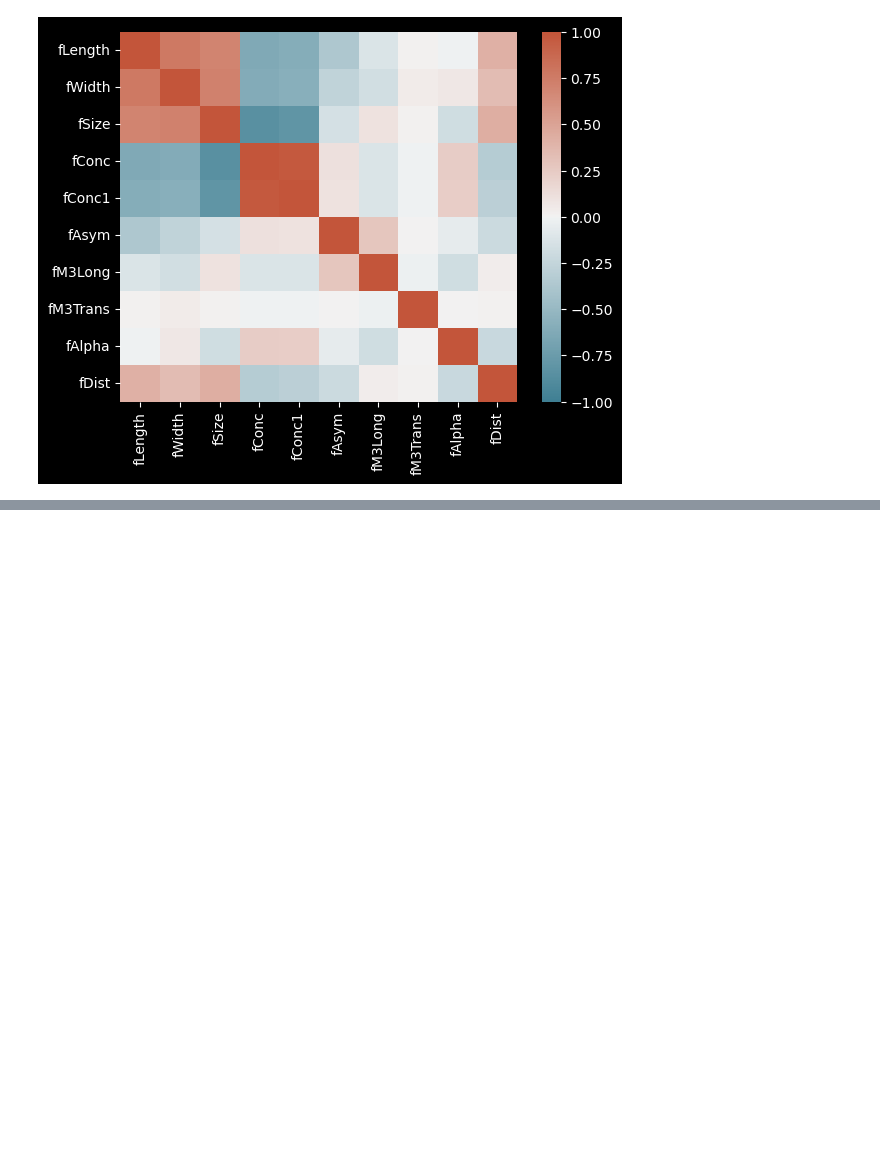
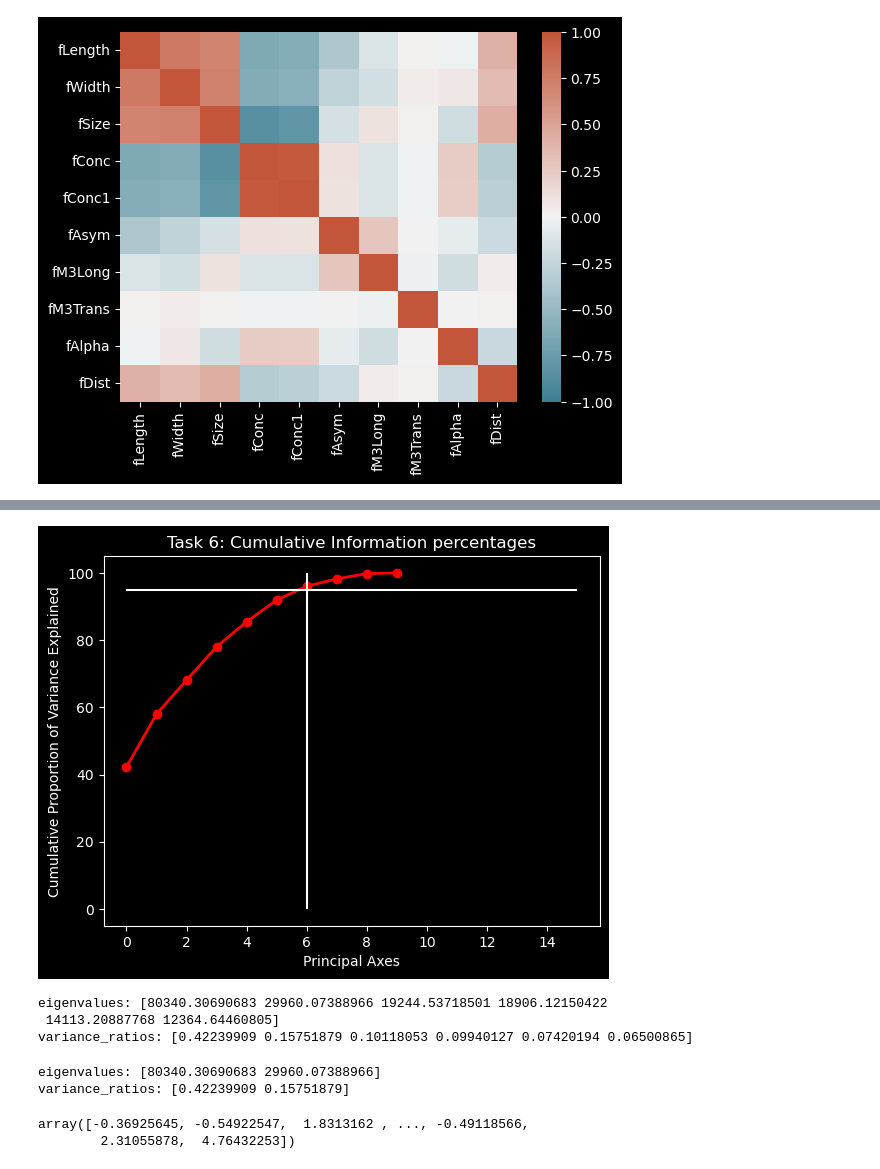
Before and after one commit to awkwardarm/Codecademy-Projects, a Jupyter notebook: PCA Project/PCA Project.ipynb, the cells around one changed output, grey strips where cells are left out. Drawn from its saved outputs; the diff is of its cells as text; code cells hidden in the pictures; blank space fills up the shorter version.

```diff
--- a/PCA Project/PCA Project.ipynb
+++ b/PCA Project/PCA Project.ipynb
@@ -97,17 +95,19 @@ Eigenvalues length: 10, Original Number of Features: 10
 # %%
 # Task 6: Find the cumulative variance/information percentages for each eigenvalue.
 # ---------------
 # Find the cumulative sum of the percentages
-# cumulative_information_percents = np.cumsum(?)
+cumulative_information_percents = np.cumsum(information_percents)
 
 # Plot the cumulative percentages array
-# plt.figure()
-# plt.plot(cumulative_information_percents, 'ro-', linewidth=2)
+plt.figure()
+plt.plot(cumulative_information_percents, 'ro-', linewidth=2)
 
 # Also plot a horizontal line indicating the 95% mark, and a vertical line for the third principal axis
-# plt.hlines(y=95, xmin=0, xmax=15)
-# plt.vlines(x=3, ymin=0, ymax=100)
-# plt.title('Task 6: Cumulative Information percentages')
-# plt.xlabel('Principal Axes')
-# plt.ylabel('Cumulative Proportion of Variance Explained')
-# plt.show()
+plt.hlines(y=95, xmin=0, xmax=15)
+plt.vlines(x=6, ymin=0, ymax=100)
+plt.title('Task 6: Cumulative Information percentages')
+plt.xlabel('Principal Axes')
+plt.ylabel('Cumulative Proportion of Variance Explained')
+plt.show()
+# %% [output]
+[figure, added]
@@ -113,0 +118,40 @@ Eigenvalues length: 10, Original Number of Features: 10
+# %%
+# Create PCA model
+pca = PCA(n_components=6)
+pca_array1 = pca.fit_transform(standardized_matrix)
+
+# Calculate eigenvalues and extract eigenvectors
+eigenvalues = (pca.singular_values_)**2 # eigenvalues are the square of the singular_values
+eigenvectors = pca.components_
+
+# extract variance rations
+variance_ratios = pca.explained_variance_ratio_
+
+print(f'eigenvalues: {eigenvalues}')
+print(f'variance_ratios: {variance_ratios}')
+# %% [output]
+eigenvalues: [80340.30690683 29960.07388966 19244.53718501 18906.12150422
+ 14113.20887768 12364.64460805]
+variance_ratios: [0.42239909 0.15751879 0.10118053 0.09940127 0.07420194 0.06500865]
+# %%
+# Create PCA model with 2 components
+pca = PCA(n_components=2)
+pca_array2 = pca.fit_transform(standardized_matrix)
+
+# Calculate eigenvalues and extract eigenvectors
+eigenvalues = (pca.singular_values_)**2 # eigenvalues are the square of the singular_values
+eigenvectors = pca.components_
+
+# extract variance rations
+variance_ratios = pca.explained_variance_ratio_
+
+print(f'eigenvalues: {eigenvalues}')
+print(f'variance_ratios: {variance_ratios}')
+# %% [output]
+eigenvalues: [80340.30690683 29960.07388966]
+variance_ratios: [0.42239909 0.15751879]
+# %%
+pca_array2[:,1]
+# %% [output]
+array([-0.36925645, -0.54922547,  1.8313162 , ..., -0.49118566,
+        2.31055878,  4.76432253])
```
Also changed, not shown: parts of 6 cells of this notebook.
